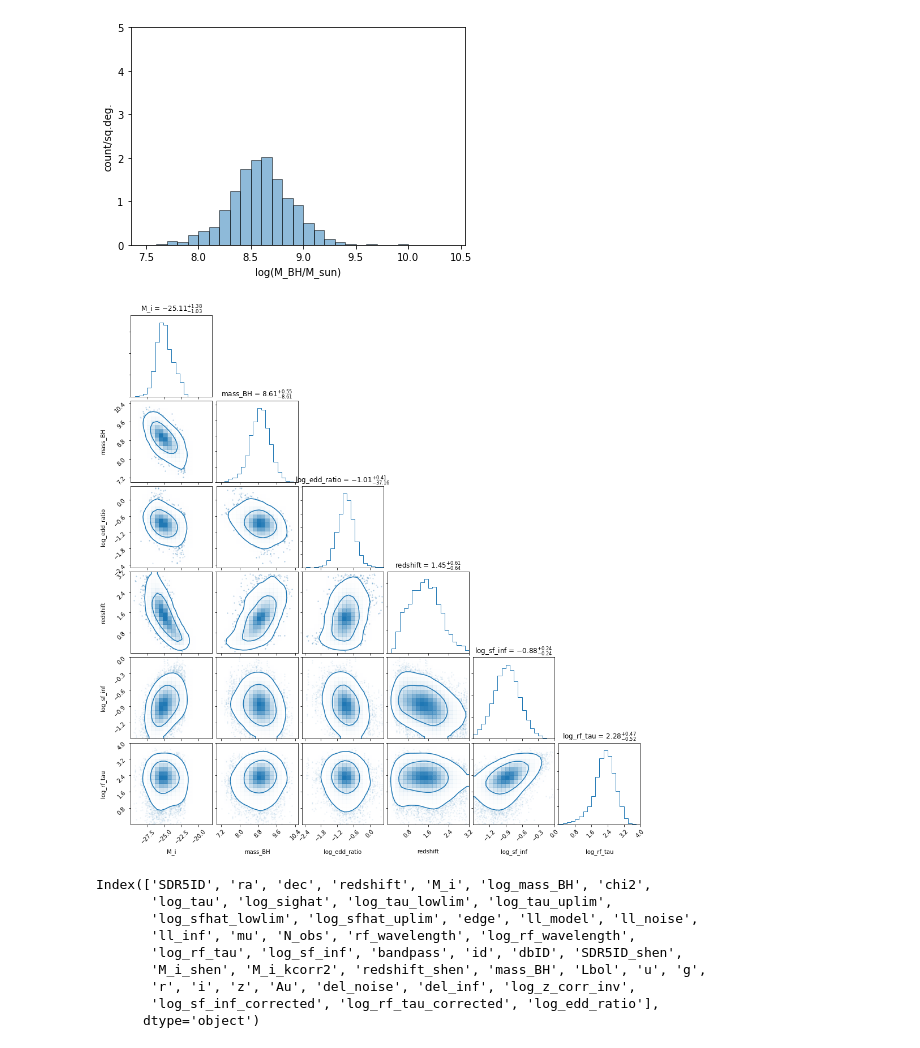
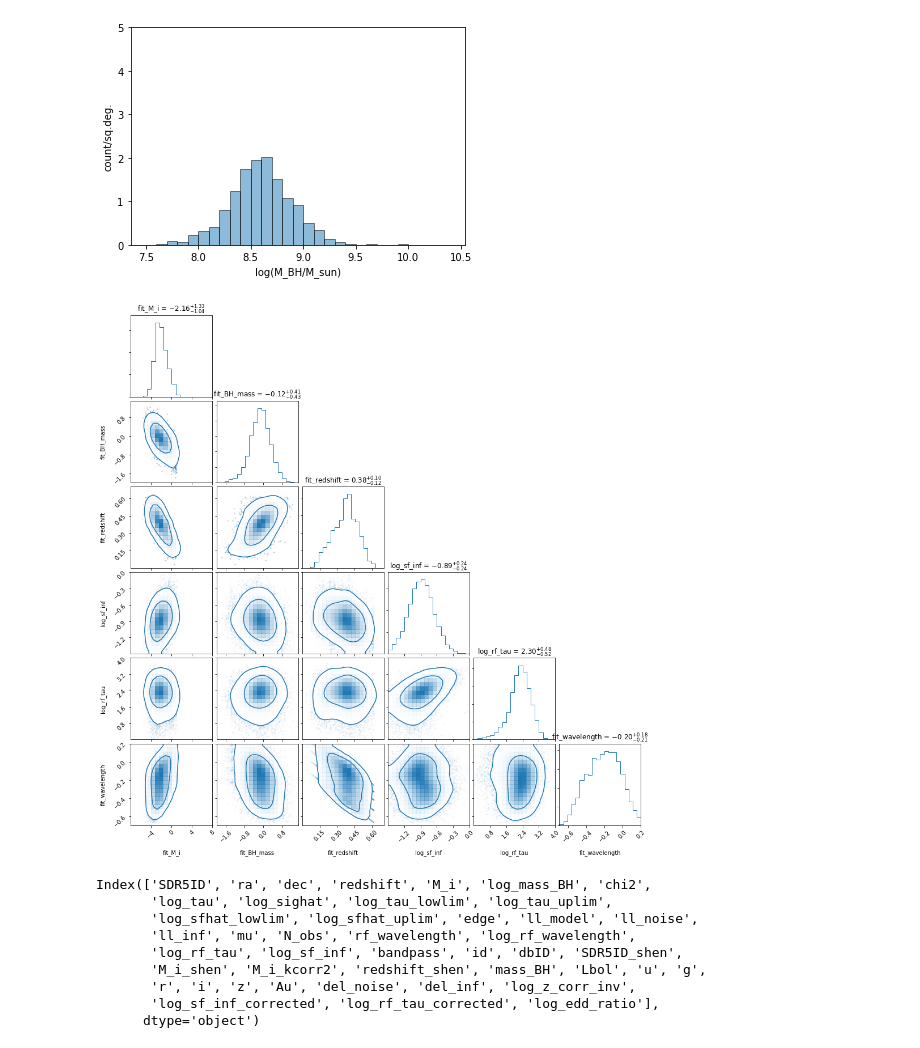
Before and after one commit to jiwoncpark/damped-random-walk, a Jupyter notebook: notebooks/Plot_matched_S82_DRW.ipynb, the cells around one changed output. Cells and saved outputs as stored; diff of their text form; code cells hidden in the pictures.

```diff
--- a/notebooks/Plot_matched_S82_DRW.ipynb
+++ b/notebooks/Plot_matched_S82_DRW.ipynb
@@ -579,21 +583,28 @@ plt.xlabel('log(M_BH/M_sun)')
 # %% [output]
 Text(0.5, 0, 'log(M_BH/M_sun)')
 [figure]
+# %%
+lam_fit['fit_BH_mass'] = lam_fit['mass_BH'] - 9.0
+lam_fit['fit_M_i'] = lam_fit['M_i'] + 23.0
+lam_fit['fit_redshift'] = np.log10(1 + lam_fit['redshift'].values)
+lam_fit['fit_wavelength'] = lam_fit['log_rf_wavelength']
+# %%
+lam_fit = lam_fit[lam_fit['fit_BH_mass'] > -8]
 # %%
 import corner
 
-corner_cols = ['M_i', 'mass_BH', 'log_edd_ratio', 'redshift', 'log_sf_inf', 'log_rf_tau']
+corner_cols = ['fit_M_i', 'fit_BH_mass', 'fit_redshift', 'log_sf_inf', 'log_rf_tau', 'fit_wavelength']
 _ = corner.corner(lam_fit[corner_cols],
               color='tab:blue',
               smooth=1.0,
               labels=corner_cols,
               fill_contours=False,
               show_titles=True,
               levels=[0.68, 0.95],
-              range=[[-30, -18], [7.0, 10.5], [-2.5, 0.5], [0, 3.2], [-1.5, 0], [0, 4]],
+              range=[[-8, 8], [-2.0, 1.5], [0, 0.7], [-1.5, 0], [0, 4], [-0.7, 0.2]],
               hist_kwargs=dict(density=True))
 # %% [output]
-[figure, old version]
+[figure, new version]
 # %%
 lam_fit.columns
 # %% [output]
```
Also changed, not shown: parts of 10 cells of this notebook, 2 other files.
